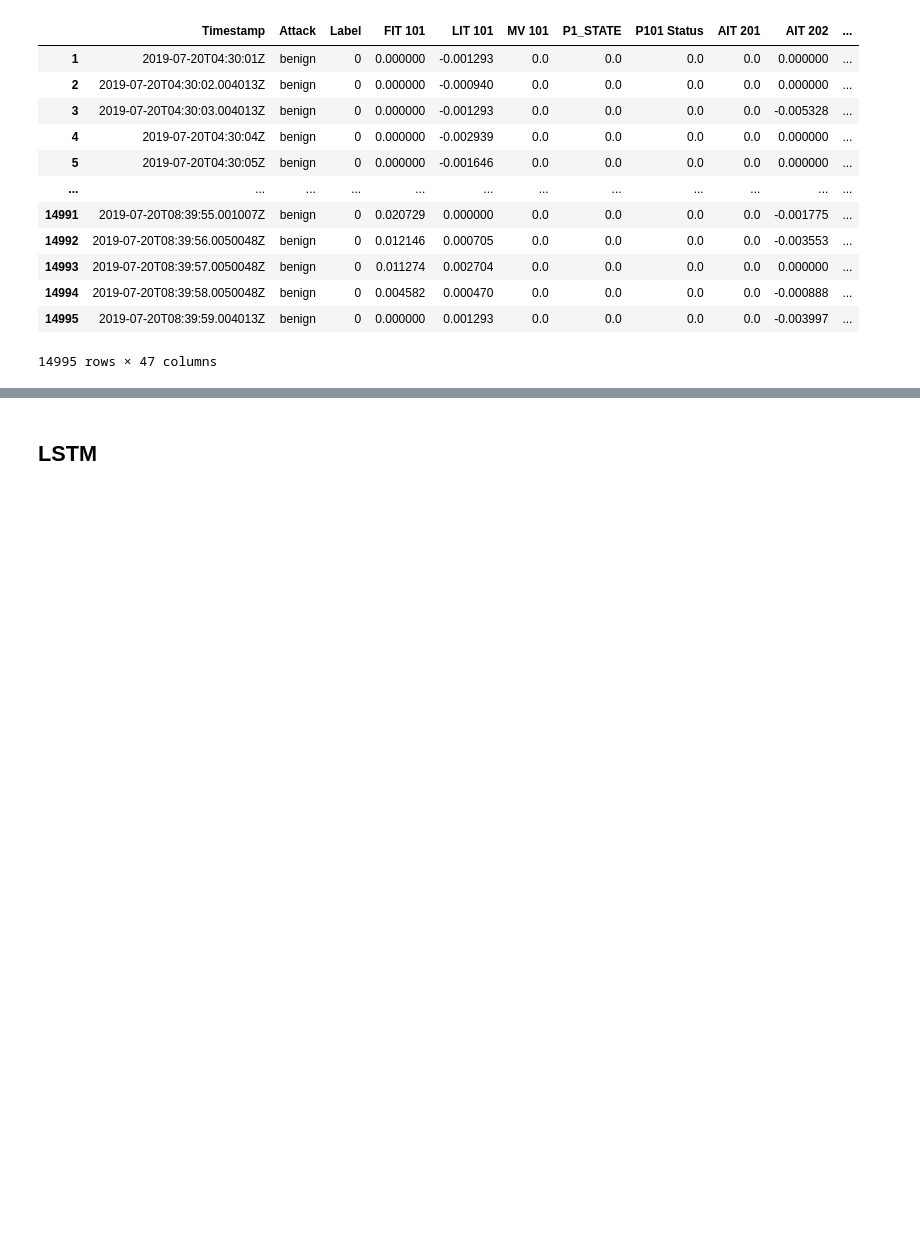
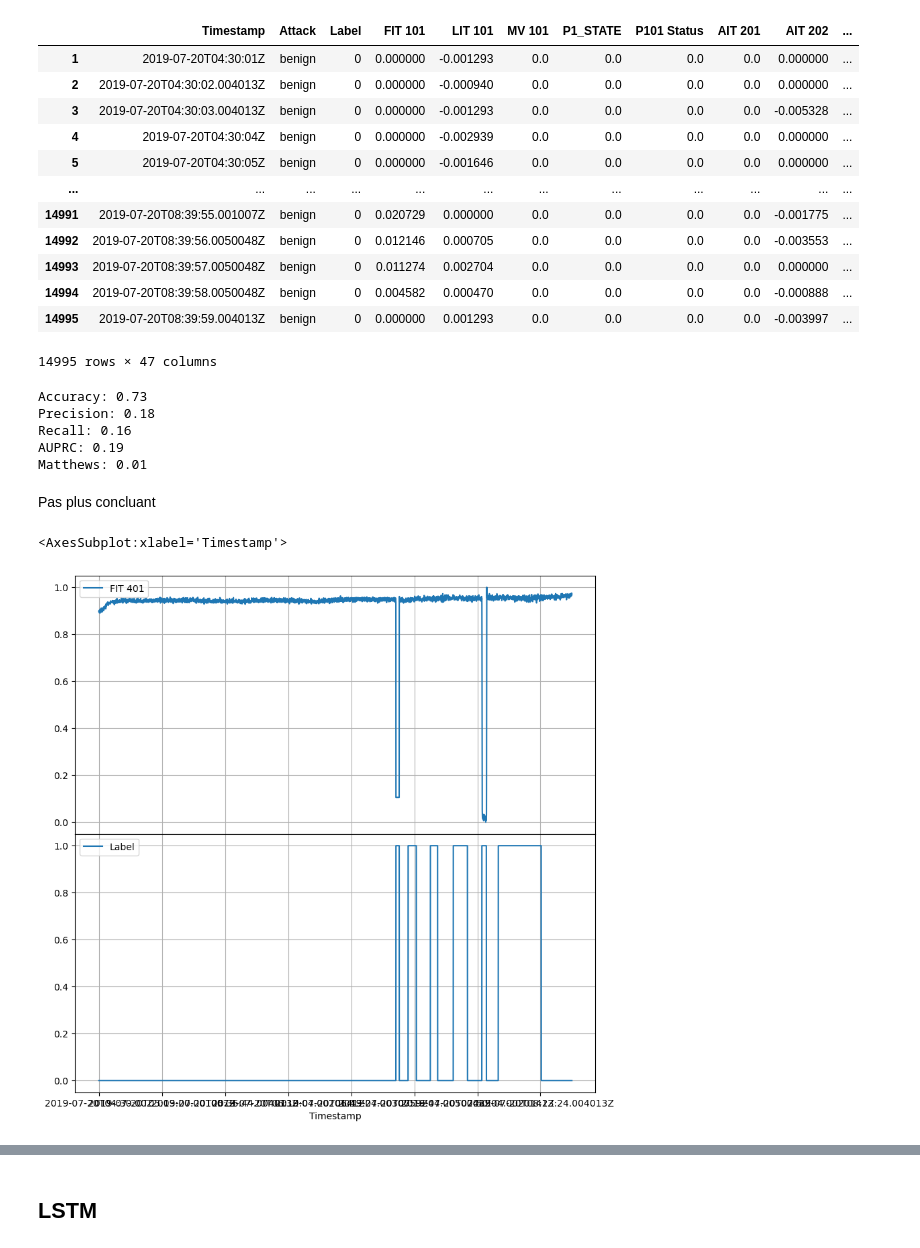
Before and after one commit to JunyiLi0/cyberml-project, a Jupyter notebook: projet.ipynb, the cells around one changed output, grey strips where cells are left out. Cells and saved outputs as stored; diff of their text form; code cells hidden in the pictures; blank space fills up the shorter version.

Commit message:
Added graphs

```diff
--- a/projet.ipynb
+++ b/projet.ipynb
@@ -510,3 +510,22 @@ df_diff
 | 14994 | 2019-07-20T08:39:58.0050048Z | benign | 0 | 0.004582 | 0.000470 | 0.0 | 0.0 | 0.0 | 0.0 | -0.000888 | ... |
 | 14995 | 2019-07-20T08:39:59.004013Z | benign | 0 | 0.000000 | 0.001293 | 0.0 | 0.0 | 0.0 | 0.0 | -0.003997 | ... |
 14995 rows × 47 columns
+# %%
+df_if, if_scores = predict_if(df_diff, rate=0.15)
+_ = evaluate(df_if, 'if_outliers', scores=if_scores)
+# %% [output]
+Accuracy: 0.73
+Precision: 0.18
+Recall: 0.16
+AUPRC: 0.19
+Matthews: 0.01
+# %% [markdown]
+Pas plus concluant
+# %%
+fig, (ax1, ax2) = plt.subplots(2, 1, figsize=(10, 10), sharey=True, gridspec_kw={'hspace': 0})
+df.plot(x='Timestamp', y='FIT 401', ax=ax1, grid=True)
+ax1.set_xticklabels([])
+df.plot(x='Timestamp', y='Label', ax=ax2, grid=True)
+# %% [output]
+<AxesSubplot:xlabel='Timestamp'>
+[figure, added]
```
Also changed, not shown: parts of 18 cells of this notebook.
